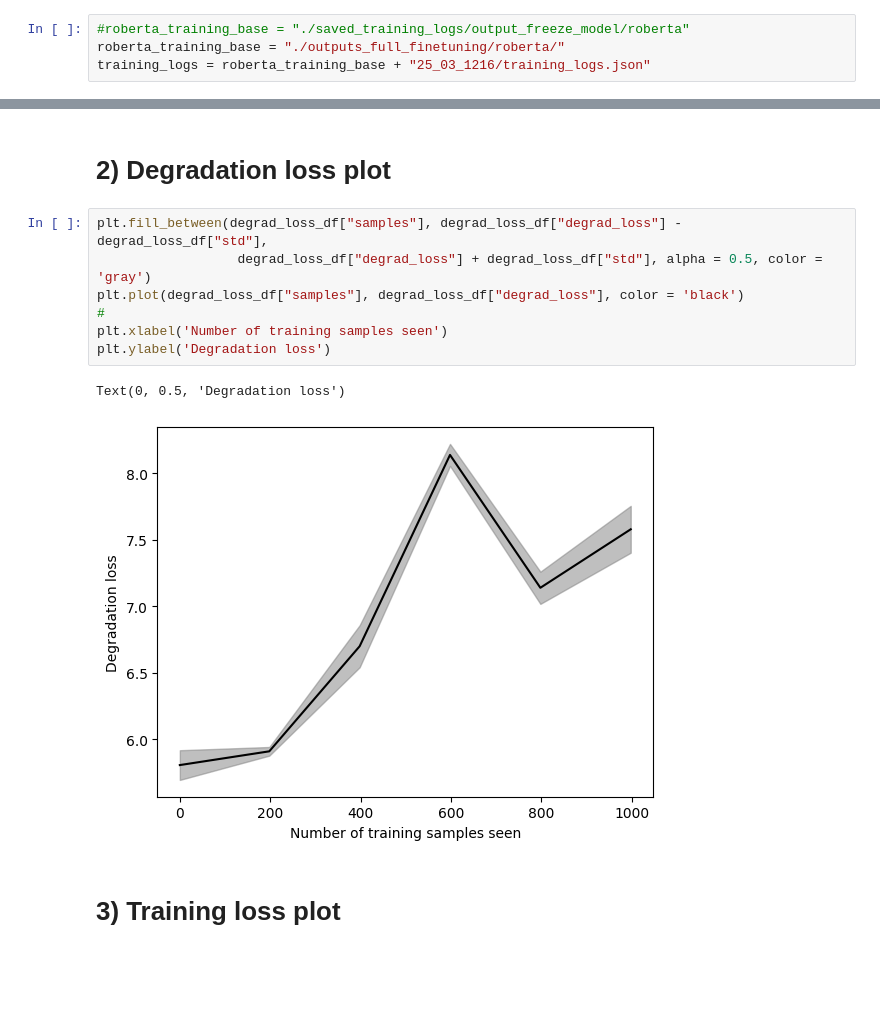
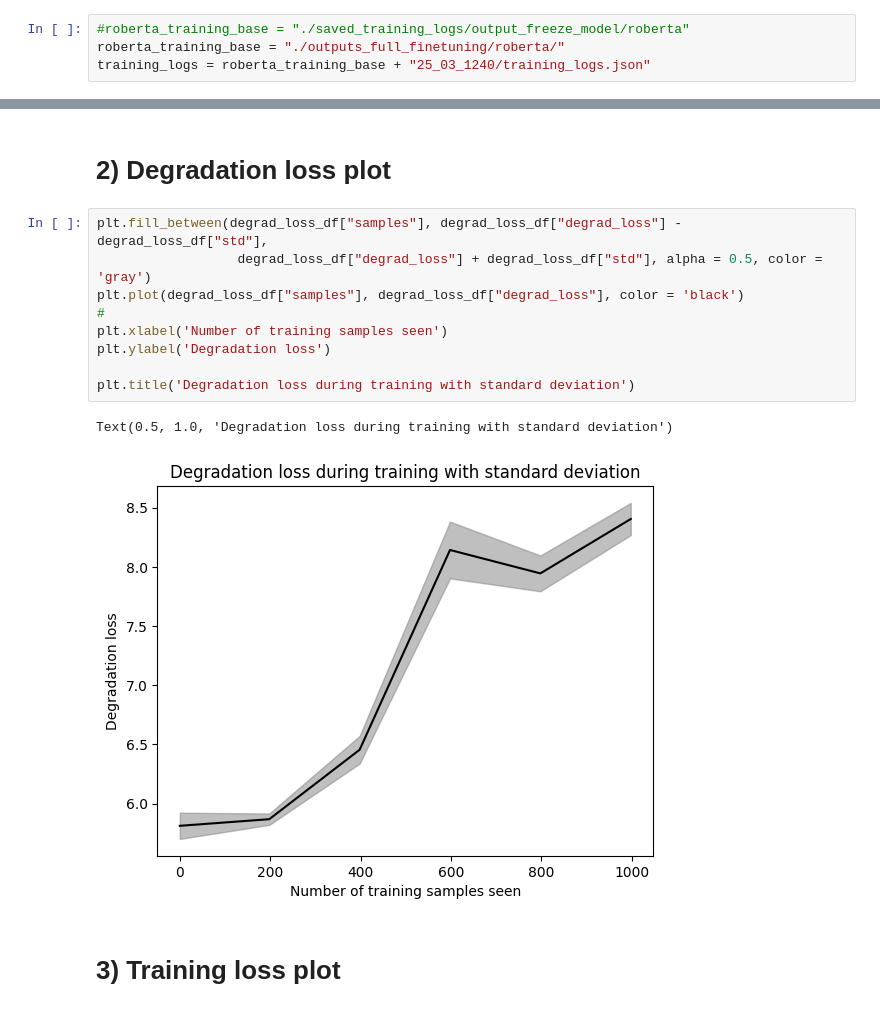
Before and after one commit to marluxiaboss/text_llm_detector, a Jupyter notebook: create_plots_from_logs.ipynb, the cells around one changed output, grey strips where cells are left out. Saved outputs shown, nothing was run; the diff lists cells and outputs as text; blank space fills up the shorter version.

```diff
--- a/create_plots_from_logs.ipynb
+++ b/create_plots_from_logs.ipynb
@@ -31,7 +31,7 @@ import jsonlines
 # %%
 #roberta_training_base = "./saved_training_logs/output_freeze_model/roberta"
 roberta_training_base = "./outputs_full_finetuning/roberta/"
-training_logs = roberta_training_base + "25_03_1216/training_logs.json"
+training_logs = roberta_training_base + "25_03_1240/training_logs.json"
 # %%
 training_logs_data = []
 for line in jsonlines.open(training_logs):
@@ -109,13 +134,15 @@ Text(0, 0.5, 'Evaluation accuracy')
 # %%
 plt.fill_between(degrad_loss_df["samples"], degrad_loss_df["degrad_loss"] - degrad_loss_df["std"],
                   degrad_loss_df["degrad_loss"] + degrad_loss_df["std"], alpha = 0.5, color = 'gray')
 plt.plot(degrad_loss_df["samples"], degrad_loss_df["degrad_loss"], color = 'black')
 #
 plt.xlabel('Number of training samples seen')
 plt.ylabel('Degradation loss')
+
+plt.title('Degradation loss during training with standard deviation')
 # %% [output]
-Text(0, 0.5, 'Degradation loss')
+Text(0.5, 1.0, 'Degradation loss during training with standard deviation')
-[figure, old version]
+[figure, new version]
 # %% [markdown]
 # 3) Training loss plot
 # %%
```
Also changed, not shown: parts of 9 cells of this notebook, 2 other files.
